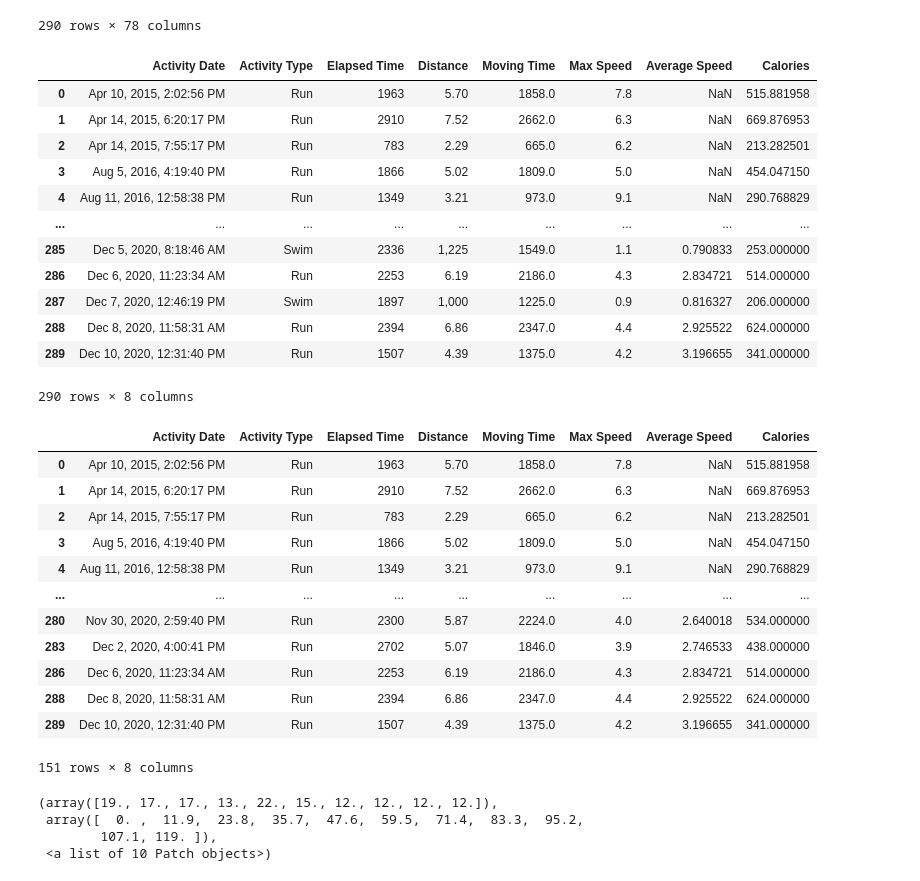
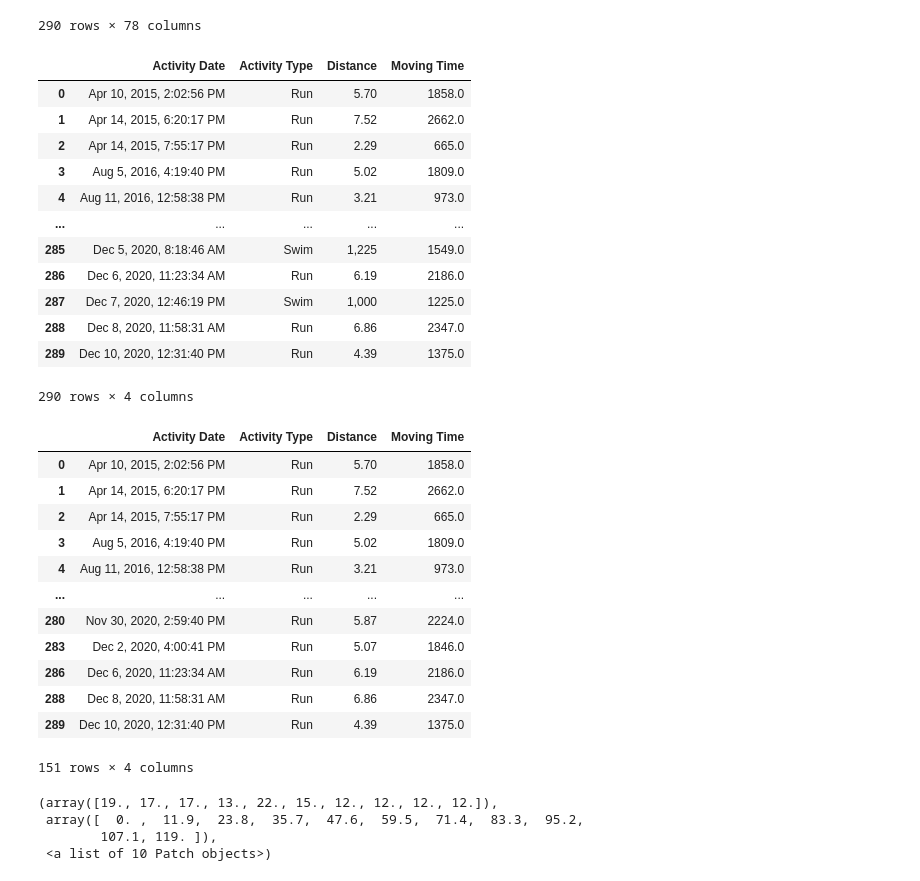
Before and after one commit to eoinlees/PforDA-Project-2020, a Jupyter notebook: Project-2020.ipynb, the cells around one changed output. Saved outputs shown, nothing was run; the diff lists cells and outputs as text; code cells hidden in the pictures.

```diff
--- a/Project-2020.ipynb
+++ b/Project-2020.ipynb
@@ -79,39 +79,39 @@ strava
 | 289 | 4454058715 | Dec 10, 2020, 12:31:40 PM | Lunch Run | Run | NaN | 1507 | ... |
 290 rows × 78 columns
 # %%
-dfStrava = strava[["Activity Date", "Activity Type", "Elapsed Time",  "Distance", "Moving Time", "Max Speed","Average Speed","Calories"  ]]
+dfStrava = strava[["Activity Date", "Activity Type",  "Distance", "Moving Time", ]]
 dfStrava
 # %% [output]
-|  | Activity Date | Activity Type | Elapsed Time | Distance | Moving Time | Max Speed | Average Speed | Calories |
-| 0 | Apr 10, 2015, 2:02:56 PM | Run | 1963 | 5.70 | 1858.0 | 7.8 | NaN | 515.881958 |
-| 1 | Apr 14, 2015, 6:20:17 PM | Run | 2910 | 7.52 | 2662.0 | 6.3 | NaN | 669.876953 |
-| 2 | Apr 14, 2015, 7:55:17 PM | Run | 783 | 2.29 | 665.0 | 6.2 | NaN | 213.282501 |
-| 3 | Aug 5, 2016, 4:19:40 PM | Run | 1866 | 5.02 | 1809.0 | 5.0 | NaN | 454.047150 |
-| 4 | Aug 11, 2016, 12:58:38 PM | Run | 1349 | 3.21 | 973.0 | 9.1 | NaN | 290.768829 |
-| ... | ... | ... | ... | ... | ... | ... | ... | ... |
-| 285 | Dec 5, 2020, 8:18:46 AM | Swim | 2336 | 1,225 | 1549.0 | 1.1 | 0.790833 | 253.000000 |
-| 286 | Dec 6, 2020, 11:23:34 AM | Run | 2253 | 6.19 | 2186.0 | 4.3 | 2.834721 | 514.000000 |
-| 287 | Dec 7, 2020, 12:46:19 PM | Swim | 1897 | 1,000 | 1225.0 | 0.9 | 0.816327 | 206.000000 |
-| 288 | Dec 8, 2020, 11:58:31 AM | Run | 2394 | 6.86 | 2347.0 | 4.4 | 2.925522 | 624.000000 |
-| 289 | Dec 10, 2020, 12:31:40 PM | Run | 1507 | 4.39 | 1375.0 | 4.2 | 3.196655 | 341.000000 |
+|  | Activity Date | Activity Type | Distance | Moving Time |
+| 0 | Apr 10, 2015, 2:02:56 PM | Run | 5.70 | 1858.0 |
+| 1 | Apr 14, 2015, 6:20:17 PM | Run | 7.52 | 2662.0 |
+| 2 | Apr 14, 2015, 7:55:17 PM | Run | 2.29 | 665.0 |
+| 3 | Aug 5, 2016, 4:19:40 PM | Run | 5.02 | 1809.0 |
+| 4 | Aug 11, 2016, 12:58:38 PM | Run | 3.21 | 973.0 |
+| ... | ... | ... | ... | ... |
+| 285 | Dec 5, 2020, 8:18:46 AM | Swim | 1,225 | 1549.0 |
+| 286 | Dec 6, 2020, 11:23:34 AM | Run | 6.19 | 2186.0 |
+| 287 | Dec 7, 2020, 12:46:19 PM | Swim | 1,000 | 1225.0 |
+| 288 | Dec 8, 2020, 11:58:31 AM | Run | 6.86 | 2347.0 |
+| 289 | Dec 10, 2020, 12:31:40 PM | Run | 4.39 | 1375.0 |
-290 rows × 8 columns
+290 rows × 4 columns
 # %%
 StravaData = dfStrava.loc[dfStrava["Activity Type"] == "Run"]
 StravaData
 # %% [output]
-|  | Activity Date | Activity Type | Elapsed Time | Distance | Moving Time | Max Speed | Average Speed | Calories |
-| 0 | Apr 10, 2015, 2:02:56 PM | Run | 1963 | 5.70 | 1858.0 | 7.8 | NaN | 515.881958 |
-| 1 | Apr 14, 2015, 6:20:17 PM | Run | 2910 | 7.52 | 2662.0 | 6.3 | NaN | 669.876953 |
-| 2 | Apr 14, 2015, 7:55:17 PM | Run | 783 | 2.29 | 665.0 | 6.2 | NaN | 213.282501 |
-| 3 | Aug 5, 2016, 4:19:40 PM | Run | 1866 | 5.02 | 1809.0 | 5.0 | NaN | 454.047150 |
-| 4 | Aug 11, 2016, 12:58:38 PM | Run | 1349 | 3.21 | 973.0 | 9.1 | NaN | 290.768829 |
-| ... | ... | ... | ... | ... | ... | ... | ... | ... |
-| 280 | Nov 30, 2020, 2:59:40 PM | Run | 2300 | 5.87 | 2224.0 | 4.0 | 2.640018 | 534.000000 |
-| 283 | Dec 2, 2020, 4:00:41 PM | Run | 2702 | 5.07 | 1846.0 | 3.9 | 2.746533 | 438.000000 |
-| 286 | Dec 6, 2020, 11:23:34 AM | Run | 2253 | 6.19 | 2186.0 | 4.3 | 2.834721 | 514.000000 |
-| 288 | Dec 8, 2020, 11:58:31 AM | Run | 2394 | 6.86 | 2347.0 | 4.4 | 2.925522 | 624.000000 |
-| 289 | Dec 10, 2020, 12:31:40 PM | Run | 1507 | 4.39 | 1375.0 | 4.2 | 3.196655 | 341.000000 |
+|  | Activity Date | Activity Type | Distance | Moving Time |
+| 0 | Apr 10, 2015, 2:02:56 PM | Run | 5.70 | 1858.0 |
+| 1 | Apr 14, 2015, 6:20:17 PM | Run | 7.52 | 2662.0 |
+| 2 | Apr 14, 2015, 7:55:17 PM | Run | 2.29 | 665.0 |
+| 3 | Aug 5, 2016, 4:19:40 PM | Run | 5.02 | 1809.0 |
+| 4 | Aug 11, 2016, 12:58:38 PM | Run | 3.21 | 973.0 |
+| ... | ... | ... | ... | ... |
+| 280 | Nov 30, 2020, 2:59:40 PM | Run | 5.87 | 2224.0 |
+| 283 | Dec 2, 2020, 4:00:41 PM | Run | 5.07 | 1846.0 |
+| 286 | Dec 6, 2020, 11:23:34 AM | Run | 6.19 | 2186.0 |
+| 288 | Dec 8, 2020, 11:58:31 AM | Run | 6.86 | 2347.0 |
+| 289 | Dec 10, 2020, 12:31:40 PM | Run | 4.39 | 1375.0 |
-151 rows × 8 columns
+151 rows × 4 columns
 # %%
 x = StravaData["Distance"]
 y = StravaData["Activity Date"]
```
Also changed, not shown: parts of 8 cells of this notebook, 3 other files.
